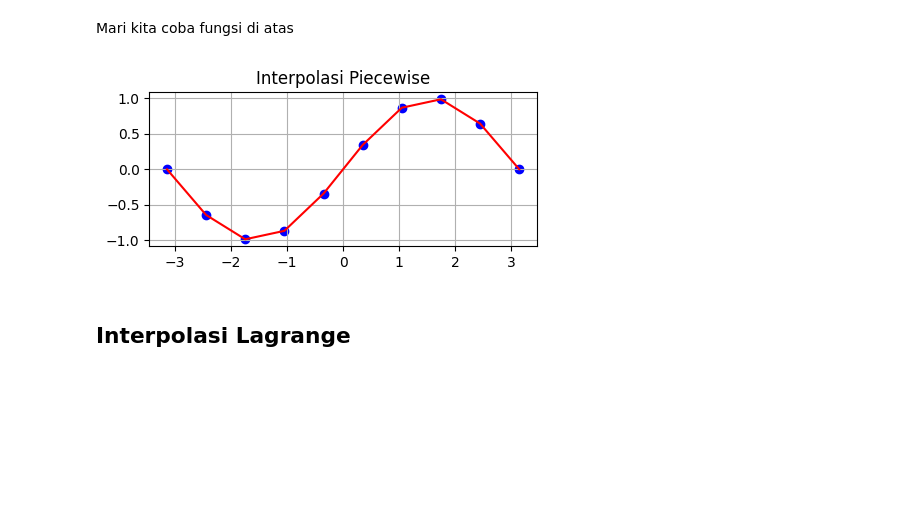
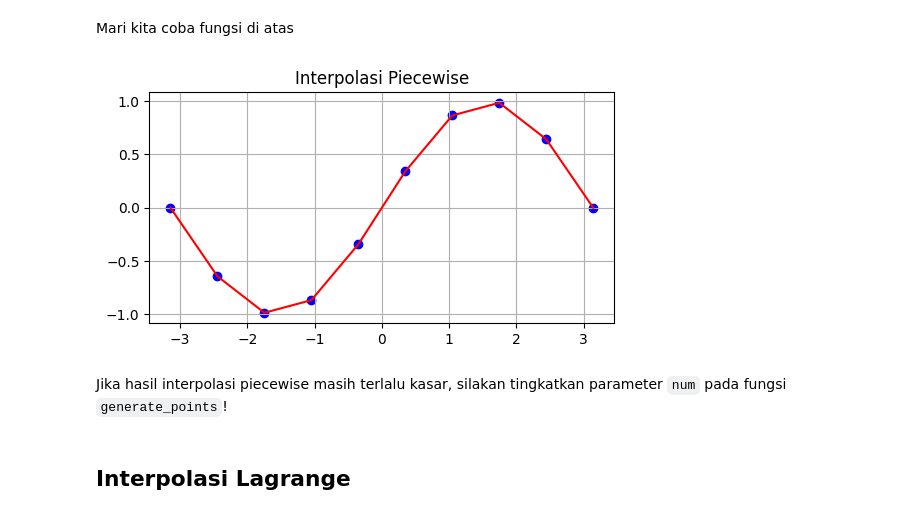
Before and after one commit to Andiko-K/Fisika-Komputasi, a Jupyter notebook: W4-Interpolation/main.ipynb, the cells around one changed output. Saved outputs shown, nothing was run; the diff lists cells and outputs as text; code cells hidden in the pictures; blank space fills up the shorter version.

```diff
--- a/W4-Interpolation/main.ipynb
+++ b/W4-Interpolation/main.ipynb
@@ -215,25 +215,27 @@ Mari kita coba fungsi di atas
 # %%
 #Interpolasikan titik random yang menyerupai grafik sinusoidal
 points = utils.generate_points(np.sin, num = 10, left_bound = -np.pi, right_bound = np.pi)
 
 points_x = points[:,0] #ambil titik x
 points_y = points[:,1] #ambil titik y
 
 #Nilai x untuk Interpolasi Piecewise merupakan array yg ditarik dari points_x terkecil ke points_x terbesar
 x_array = np.linspace(points_x.min(), points_x.max(), 100)
 
 #Interpolasikan x_array
 y_array = piecewise_lin(x_array, points)
 
 #Plot titik-titik data
-plt.figure(figsize = (5,2))
+plt.figure(figsize = (6,3))
 plt.scatter(points_x, points_y, color = 'blue')
 plt.plot(x_array, y_array, color = 'red')
 plt.grid()
 plt.title('Interpolasi Piecewise')
 plt.show()
 # %% [output]
-[figure, old version]
+[figure, new version]
+# %% [markdown]
+Jika hasil interpolasi piecewise masih terlalu kasar, silakan tingkatkan parameter `num` pada fungsi `generate_points`!
 # %% [markdown]
 ## Interpolasi Lagrange
 # %% [markdown]
```
Also changed, not shown: parts of 9 cells of this notebook, 1 other file.
